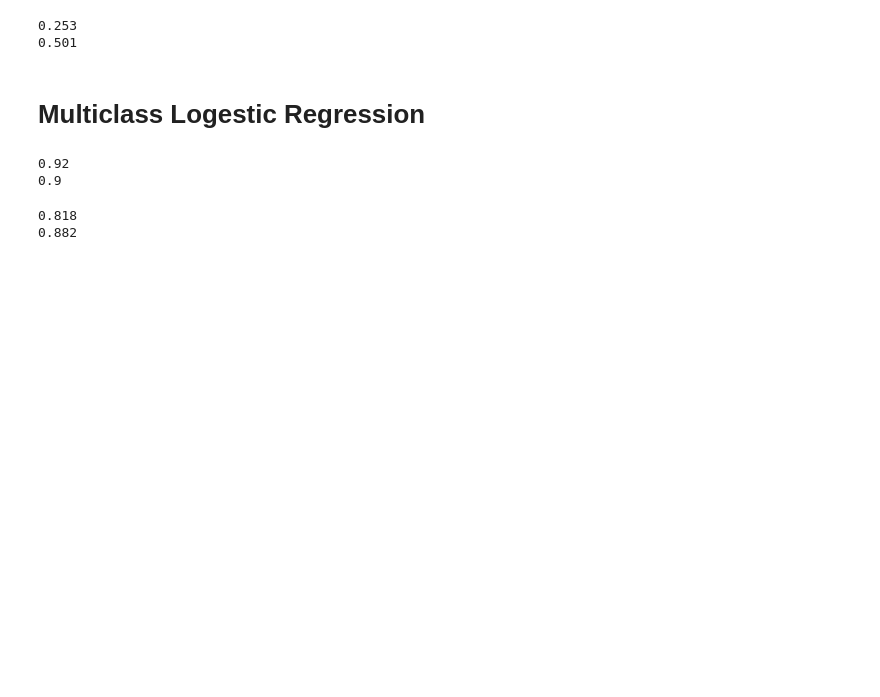
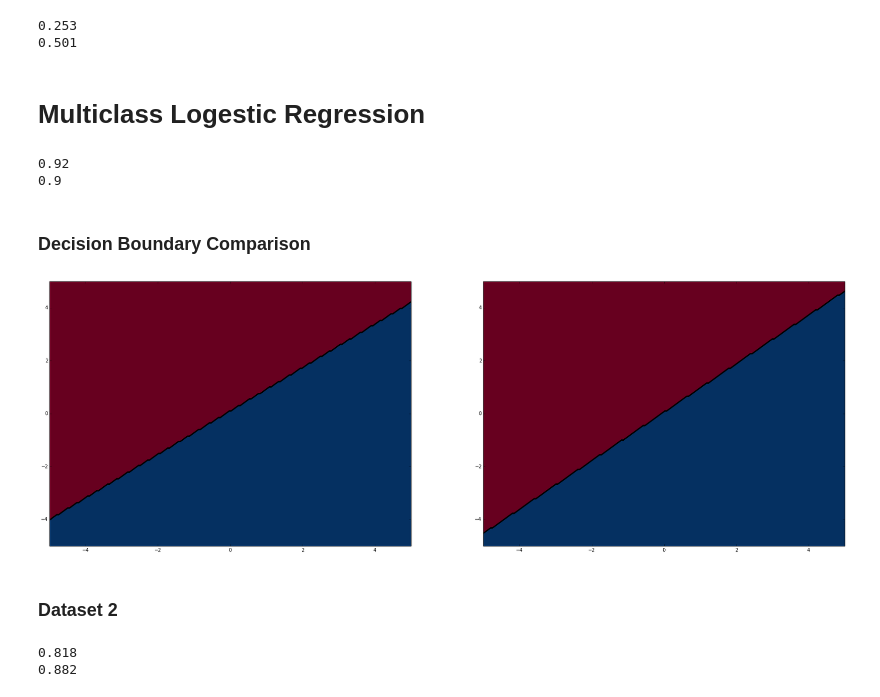
Before and after one commit to Hephaestus12/shogun_notebooks, a Jupyter notebook: Classifiers.ipynb, the cells around one changed output. Cells and saved outputs as stored; diff of their text form; code cells hidden in the pictures; blank space fills up the shorter version.

```diff
--- a/Classifiers.ipynb
+++ b/Classifiers.ipynb
@@ -396,6 +416,18 @@ print np.sum(labels1_test == sklearn_qda1.predict(feats1_test))/100.0
 # %% [output]
 0.92
 0.9
+# %% [markdown]
+### Decision Boundary Comparison
+# %%
+plt.figure(figsize=(30,10))
+plt.subplot(121)
+plot_model_sk(plt,sklearn_log1,feats1_train,labels1_train)
+plt.subplot(122)
+plot_model(plt,shogun_log1,shogun_feats1_train.get_feature_matrix(),labels1_train,fading=False)
+# %% [output]
+[figure, added]
+# %% [markdown]
+### Dataset 2
 # %%
 shogun_log2 = MulticlassLogisticRegression(1,shogun_feats2_train,shogun_labels2_train)
 shogun_log2.train()
```
Also changed, not shown: parts of 6 cells of this notebook.
